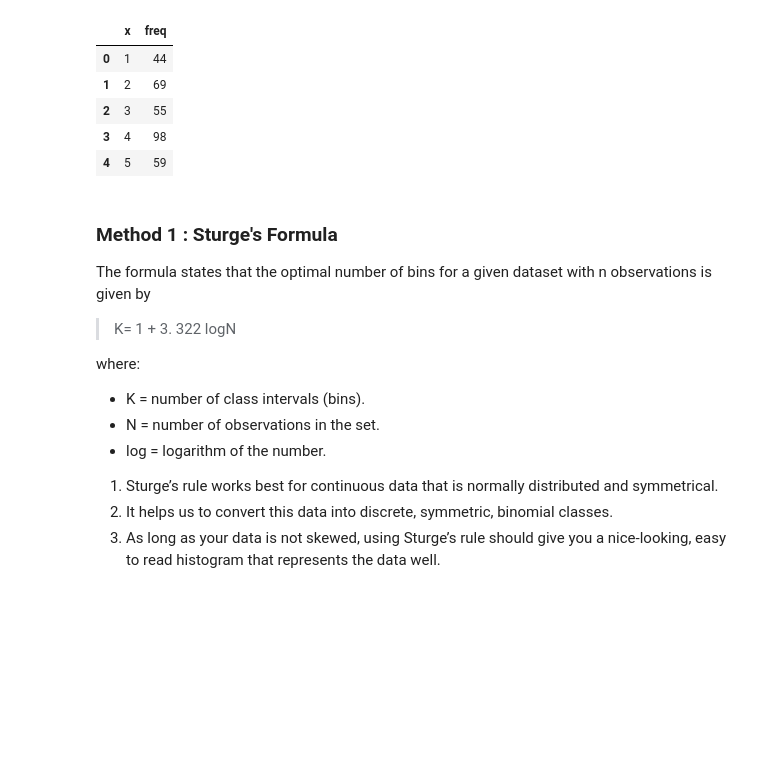
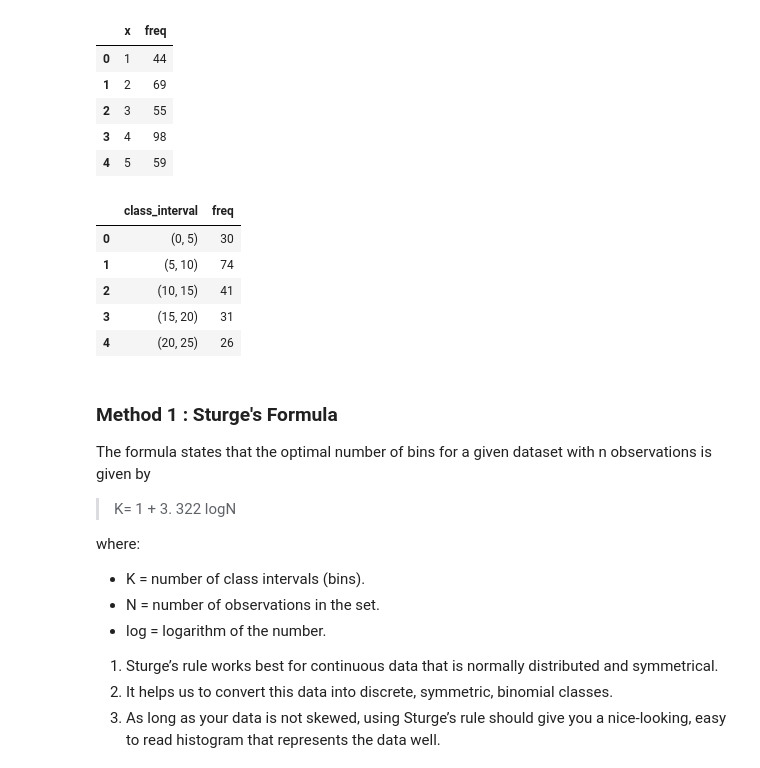
Before and after one commit to AnujaNamboodiri/Statistics, a Jupyter notebook: measures_of_central_tendency.ipynb, the cells around one changed output. Cells and saved outputs as stored; diff of their text form; code cells hidden in the pictures; blank space fills up the shorter version.

```diff
--- a/measures_of_central_tendency.ipynb
+++ b/measures_of_central_tendency.ipynb
@@ -117,6 +117,24 @@ sample_df.head(5)
 | 2 | 3 | 55 |
 | 3 | 4 | 98 |
 | 4 | 5 | 59 |
+# %%
+# Sample dataset with class intervals and n observations
+def sample_2 (no_of_observations):
+    bins = create_bins(lower_bound=0, width=5, count=no_of_observations)
+    freq = np.random.randint(20, 100,no_of_observations+1)
+    sample_2 = {bins[i]:freq[i] for i in range(len(bins))}
+    sample_2 = pd.DataFrame(sample_2.items(), columns=['class_interval', 'freq'])
+    return sample_2
+
+sample_df2 = sample_2(no_of_observations=10)
+sample_df2.head(5)
+# %% [output]
+|  | class_interval | freq |
+| 0 | (0, 5) | 30 |
+| 1 | (5, 10) | 74 |
+| 2 | (10, 15) | 41 |
+| 3 | (15, 20) | 31 |
+| 4 | (20, 25) | 26 |
 # %% [markdown]
 ### Method 1 : Sturge's Formula
 
```
Also changed, not shown: parts of 14 cells of this notebook.
